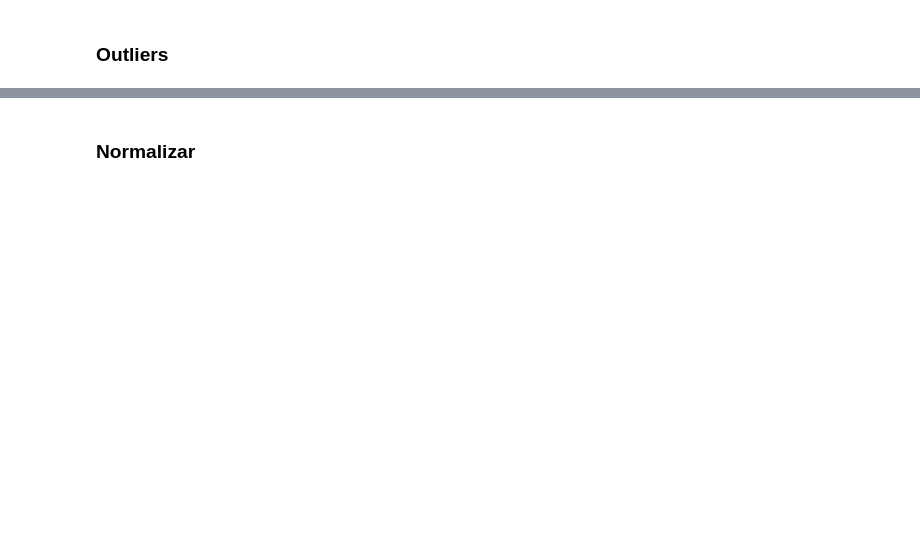
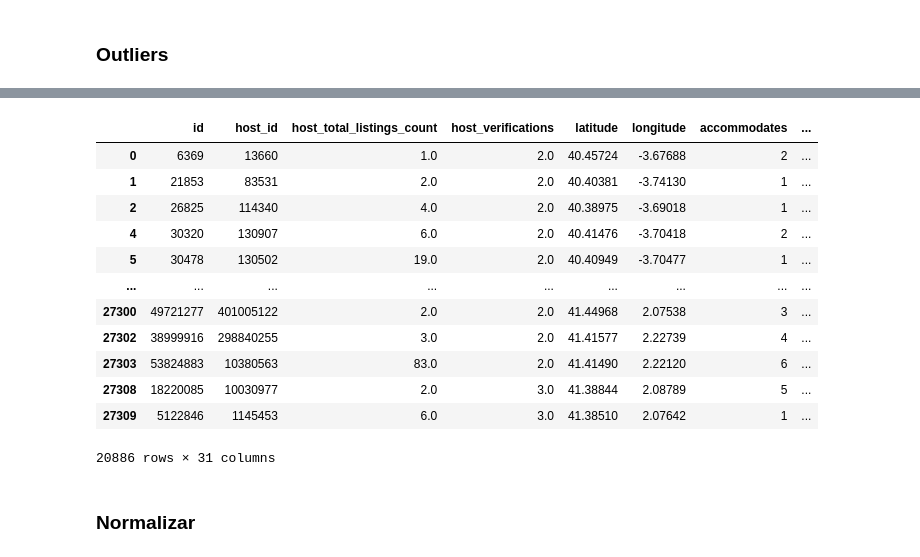
Before and after one commit to coisigna/dsb_p2_airbnb_price_predictor, a Jupyter notebook: ipynbs/Europa_airbnb_Dani.ipynb, the cells around one changed output, grey strips where cells are left out. Cells and saved outputs as stored; diff of their text form; code cells hidden in the pictures; blank space fills up the shorter version.

```diff
--- a/ipynbs/Europa_airbnb_Dani.ipynb
+++ b/ipynbs/Europa_airbnb_Dani.ipynb
@@ -270,7 +305,7 @@ df_cat.drop("property_type", axis = 1, inplace = True)
 from sklearn.preprocessing import LabelEncoder
 
 neighbourhood_group_encoder = LabelEncoder()
-df_cat["neighbourhood_group_cleansed"] = neighbourhood_group_encoder.fit_transform(df_cat["neighbourhood_group_cleansed"])
+df_cat["neighbourhood_cleansed"] = neighbourhood_group_encoder.fit_transform(df_cat["neighbourhood_cleansed"])
 # %%
 from sklearn.preprocessing import LabelEncoder
 
@@ -297,3 +332,5 @@ df
+# %%
+df.dropna(inplace = True)
 # %% [markdown]
 ### Outliers
 # %%
@@ -322,7 +359,7 @@ df = df[df["accommodates"] <= 8]
 df = df[df["bathrooms_text"].between(1, 2)]
 df = df[df["bedrooms"] <= 4]
 df = df[df["beds"].between(1, 5)]
-df = df[df["amenities"] <= 50]
+#df = df[df["amenities"] <= 50]
 df = df[df["minimum_nights"] <= 30]
 df = df[df["number_of_reviews"] <= 300]
 df = df[df["reviews_per_month"] <= 8]
@@ -332,6 +369,22 @@ df = df[df["price"] <= 400]
 # Elimono "Shared room" por el desbalance, casí no aparace en comparación a los otros
 
 df.drop("Shared room", axis = 1, inplace = True)
+# %%
+df
+# %% [output]
+|  | id | host_id | host_total_listings_count | host_verifications | latitude | longitude | accommodates | ... |
+| 0 | 6369 | 13660 | 1.0 | 2.0 | 40.45724 | -3.67688 | 2 | ... |
+| 1 | 21853 | 83531 | 2.0 | 2.0 | 40.40381 | -3.74130 | 1 | ... |
+| 2 | 26825 | 114340 | 4.0 | 2.0 | 40.38975 | -3.69018 | 1 | ... |
+| 4 | 30320 | 130907 | 6.0 | 2.0 | 40.41476 | -3.70418 | 2 | ... |
+| 5 | 30478 | 130502 | 19.0 | 2.0 | 40.40949 | -3.70477 | 1 | ... |
+| ... | ... | ... | ... | ... | ... | ... | ... | ... |
+| 27300 | 49721277 | 401005122 | 2.0 | 2.0 | 41.44968 | 2.07538 | 3 | ... |
+| 27302 | 38999916 | 298840255 | 3.0 | 2.0 | 41.41577 | 2.22739 | 4 | ... |
+| 27303 | 53824883 | 10380563 | 83.0 | 2.0 | 41.41490 | 2.22120 | 6 | ... |
+| 27308 | 18220085 | 10030977 | 2.0 | 3.0 | 41.38844 | 2.08789 | 5 | ... |
+| 27309 | 5122846 | 1145453 | 6.0 | 3.0 | 41.38510 | 2.07642 | 1 | ... |
+20886 rows × 31 columns
 # %% [markdown]
 ### Normalizar
 # %%
```
Also changed, not shown: parts of 31 cells of this notebook, 4 other files.
